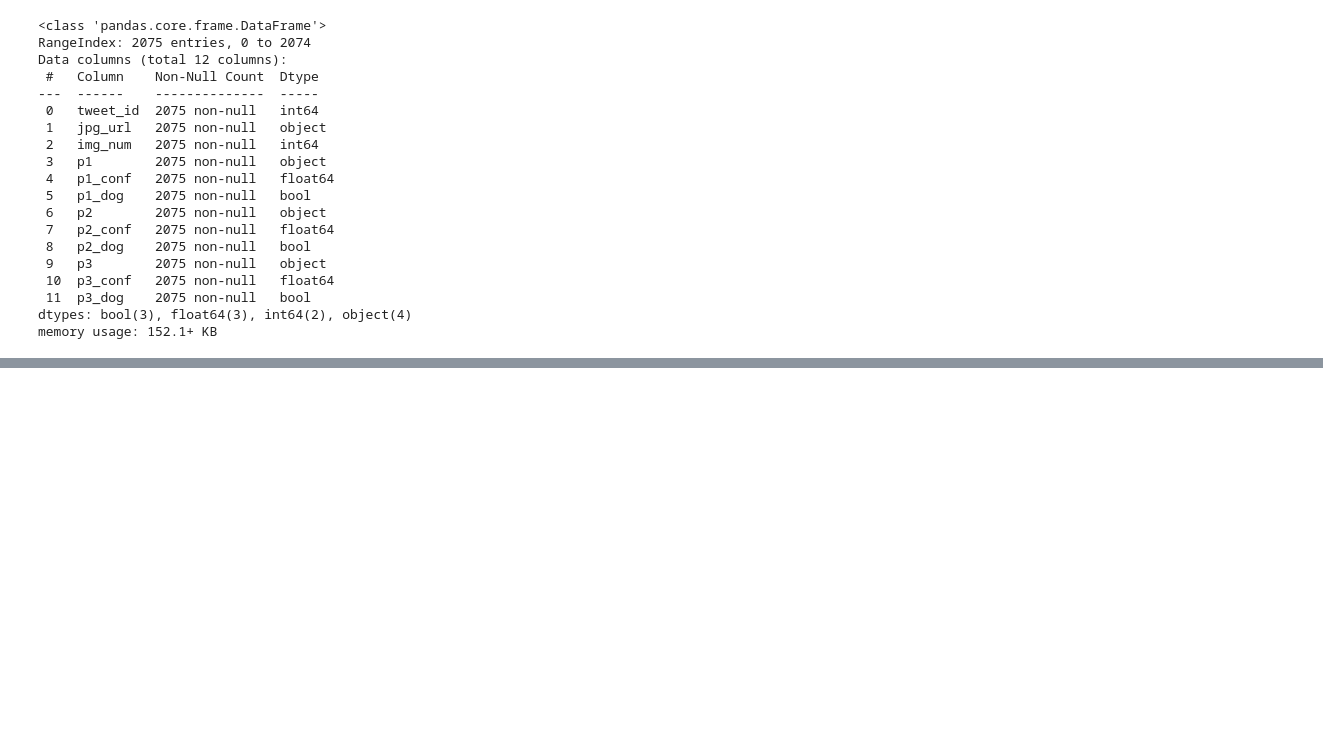
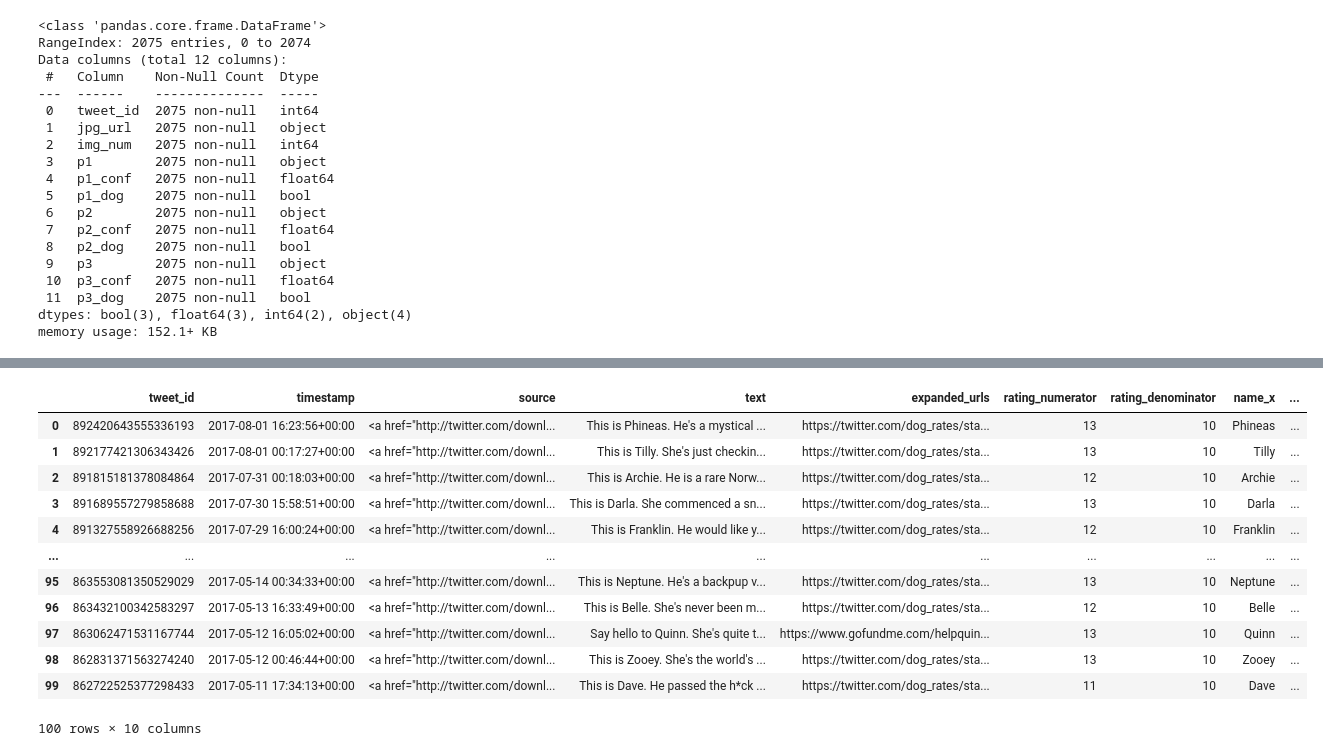
Before and after one commit to Tobi-David/Analyse-welovedogs-twitter-posts, a Jupyter notebook: wrangle_act.ipynb, the cells around one changed output, grey strips where cells are left out. Cells and saved outputs as stored; diff of their text form; code cells hidden in the pictures; blank space fills up the shorter version.

```diff
--- a/wrangle_act.ipynb
+++ b/wrangle_act.ipynb
@@ -221,0 +420,18 @@ memory usage: 55.3 KB
+# %%
+def get (data):
+    tweet_id = []
+    indexes =[]
+    names =[]
+    for index,df in data.iterrows():
+        name = re.findall(r'(?<=\bThis is\s)([A-Z]\w+)|(?<=\bname is\s)([A-Z]\w+)|(?<=\bnamed\s)([A-Z]\w+)|(?<=\bMeet\s)([A-Z]\w+)|(?<=\bHere is\s)([A-Z]\w+)|(?<=\bhello to\s)([A-Z]\w+)|(?<=\bthis is\s)([A-Z]\w+)',df['text'])
+        for x in name:
+            indexes.append(index)
+            tweet_id.append(df['tweet_id'])
+            strin = re.findall(r'(\w+)', str(x))
+            names.append(strin[0])
+    return tweet_id,indexes,names
+# %%
+tw_id, index, names = get(tweets_clean)
+# %%
+new_name = pd.DataFrame(index = index, data={'name' : names,'tweet_id':tw_id})
+new_name
@@ -221,0 +452,18 @@ memory usage: 55.3 KB
+# %%
+tweets_clean = tweets_clean.merge(new_name,left_on ='tweet_id',right_on='tweet_id',how = 'right')
+# %%
+tweets_clean.head(100)
+# %% [output]
+|  | tweet_id | timestamp | source | text | expanded_urls | rating_numerator | rating_denominator | name_x | ... |
+| 0 | 892420643555336193 | 2017-08-01 16:23:56+00:00 | <a href="http://twitter.com/downl... | This is Phineas. He's a mystical ... | https://twitter.com/dog_rates/sta... | 13 | 10 | Phineas | ... |
+| 1 | 892177421306343426 | 2017-08-01 00:17:27+00:00 | <a href="http://twitter.com/downl... | This is Tilly. She's just checkin... | https://twitter.com/dog_rates/sta... | 13 | 10 | Tilly | ... |
+| 2 | 891815181378084864 | 2017-07-31 00:18:03+00:00 | <a href="http://twitter.com/downl... | This is Archie. He is a rare Norw... | https://twitter.com/dog_rates/sta... | 12 | 10 | Archie | ... |
+| 3 | 891689557279858688 | 2017-07-30 15:58:51+00:00 | <a href="http://twitter.com/downl... | This is Darla. She commenced a sn... | https://twitter.com/dog_rates/sta... | 13 | 10 | Darla | ... |
+| 4 | 891327558926688256 | 2017-07-29 16:00:24+00:00 | <a href="http://twitter.com/downl... | This is Franklin. He would like y... | https://twitter.com/dog_rates/sta... | 12 | 10 | Franklin | ... |
+| ... | ... | ... | ... | ... | ... | ... | ... | ... | ... |
+| 95 | 863553081350529029 | 2017-05-14 00:34:33+00:00 | <a href="http://twitter.com/downl... | This is Neptune. He's a backpup v... | https://twitter.com/dog_rates/sta... | 13 | 10 | Neptune | ... |
+| 96 | 863432100342583297 | 2017-05-13 16:33:49+00:00 | <a href="http://twitter.com/downl... | This is Belle. She's never been m... | https://twitter.com/dog_rates/sta... | 12 | 10 | Belle | ... |
+| 97 | 863062471531167744 | 2017-05-12 16:05:02+00:00 | <a href="http://twitter.com/downl... | Say hello to Quinn. She's quite t... | https://www.gofundme.com/helpquin... | 13 | 10 | Quinn | ... |
+| 98 | 862831371563274240 | 2017-05-12 00:46:44+00:00 | <a href="http://twitter.com/downl... | This is Zooey. She's the world's ... | https://twitter.com/dog_rates/sta... | 13 | 10 | Zooey | ... |
+| 99 | 862722525377298433 | 2017-05-11 17:34:13+00:00 | <a href="http://twitter.com/downl... | This is Dave. He passed the h*ck ... | https://twitter.com/dog_rates/sta... | 11 | 10 | Dave | ... |
+100 rows × 10 columns
```
Also changed, not shown: parts of 44 cells of this notebook.
